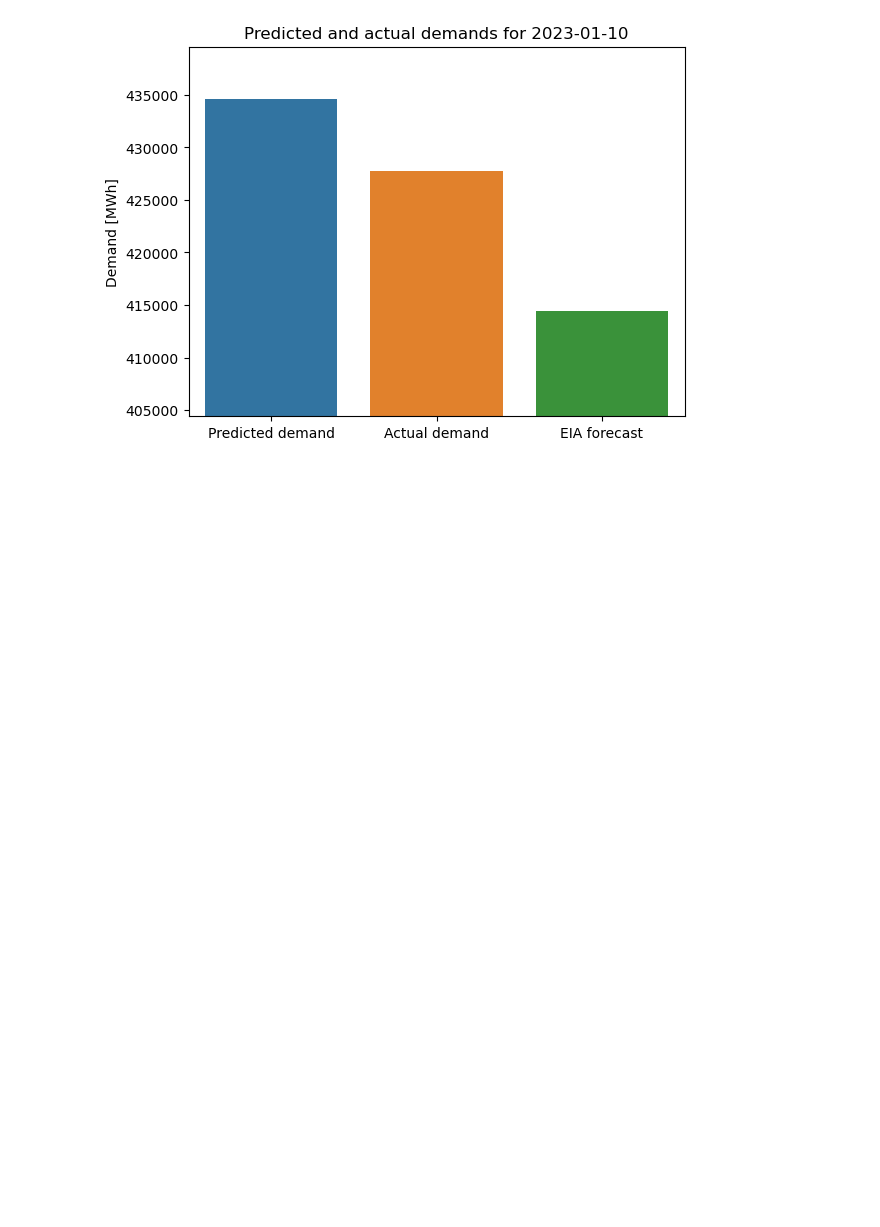
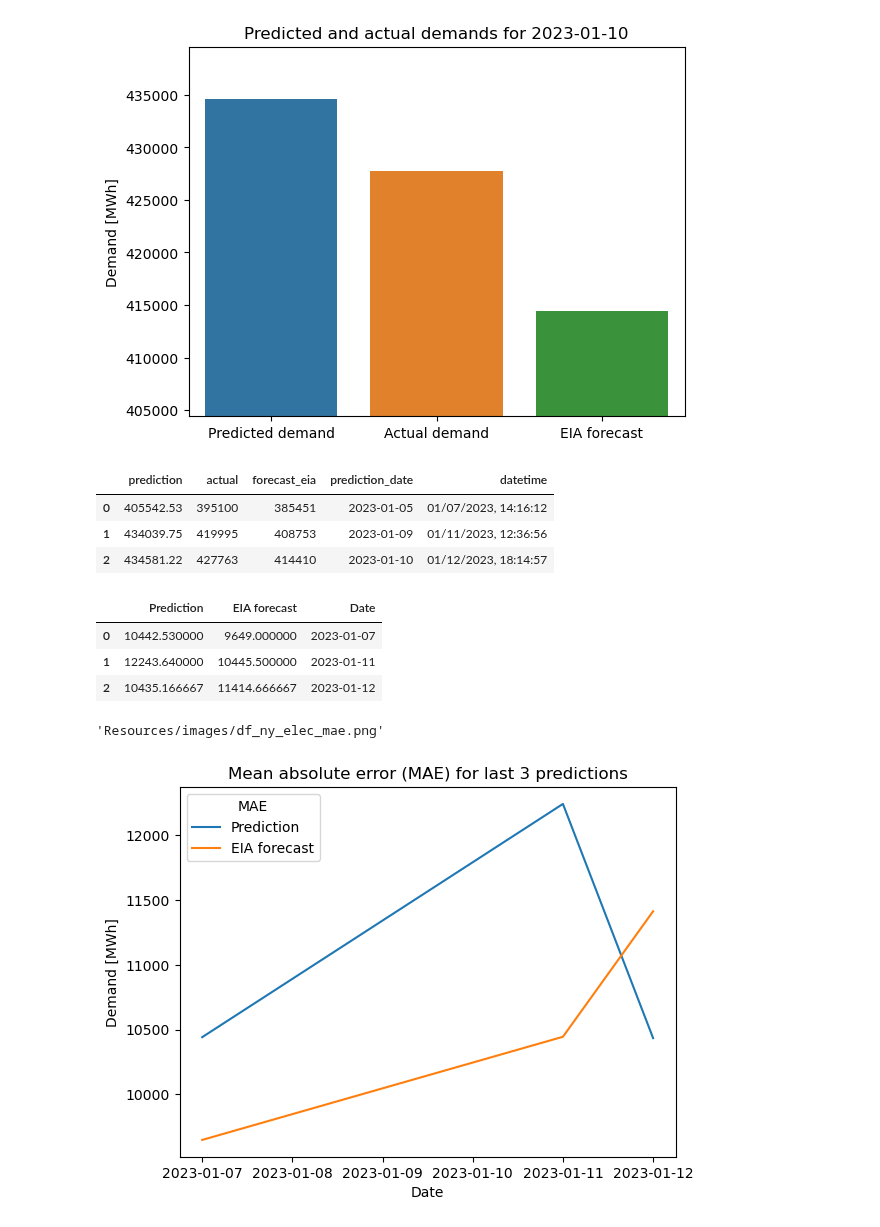
Before and after one commit to aykhazanchi/id2223-scalable-ml, a Jupyter notebook: proj/batch-daily.ipynb, the cells around one changed output. Cells and saved outputs as stored; diff of their text form; code cells hidden in the pictures; blank space fills up the shorter version.

```diff
--- a/proj/batch-daily.ipynb
+++ b/proj/batch-daily.ipynb
@@ -198,0 +196,34 @@ dataset_api.upload("./df_ny_elec_prediction.png", "Resources/images", overwrite=
+# %%
+# create MAE trend graph for UI and upload
+latest_history_df = history_df.loc[-5:] # TODO: might want/need to change this somewhen
+display(latest_history_df)
+no_entries = len(latest_history_df)
+mae = []
+for i in range(no_entries):
+    df = latest_history_df.loc[:i]
+    mae.append([mean_absolute_error(df['actual'], df['prediction']),
+                mean_absolute_error(df['actual'], df['forecast_eia']),
+                pd.to_datetime(df['datetime'][i]).date()])
+mae_df = pd.DataFrame(mae, columns=['Prediction', 'EIA forecast', 'Date'])
+display(mae_df)
+
+mae_plot = sns.lineplot(data=mae_df.melt(id_vars=['Date'],
+                                         value_vars=['Prediction', 'EIA forecast']),
+                        x='Date', y='value', hue='variable')
+plt.ylabel('Demand [MWh]')
+plt.title('Mean absolute error (MAE) for last {} predictions'.format(no_entries))
+mae_plot.legend().set_title('MAE')
+fig = mae_plot.get_figure()
+fig.savefig("./df_ny_elec_mae.png")
+dataset_api.upload("./df_ny_elec_mae.png", "Resources/images", overwrite=True)
+# %% [output]
+|  | prediction | actual | forecast_eia | prediction_date | datetime |
+| 0 | 405542.53 | 395100 | 385451 | 2023-01-05 | 01/07/2023, 14:16:12 |
+| 1 | 434039.75 | 419995 | 408753 | 2023-01-09 | 01/11/2023, 12:36:56 |
+| 2 | 434581.22 | 427763 | 414410 | 2023-01-10 | 01/12/2023, 18:14:57 |
+|  | Prediction | EIA forecast | Date |
+| 0 | 10442.530000 | 9649.000000 | 2023-01-07 |
+| 1 | 12243.640000 | 10445.500000 | 2023-01-11 |
+| 2 | 10435.166667 | 11414.666667 | 2023-01-12 |
+'Resources/images/df_ny_elec_mae.png'
+[figure, added]
```
Also changed, not shown: parts of 2 cells of this notebook, 1 other file.
